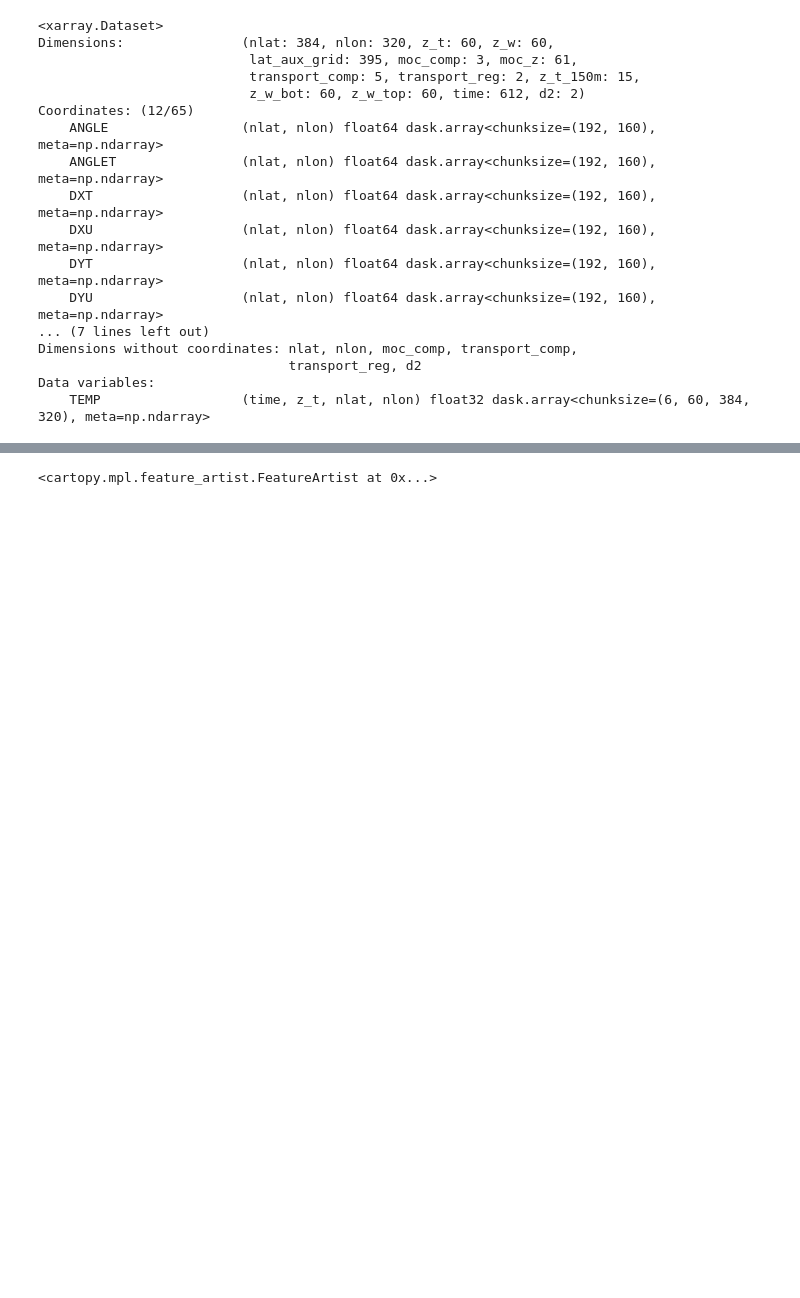
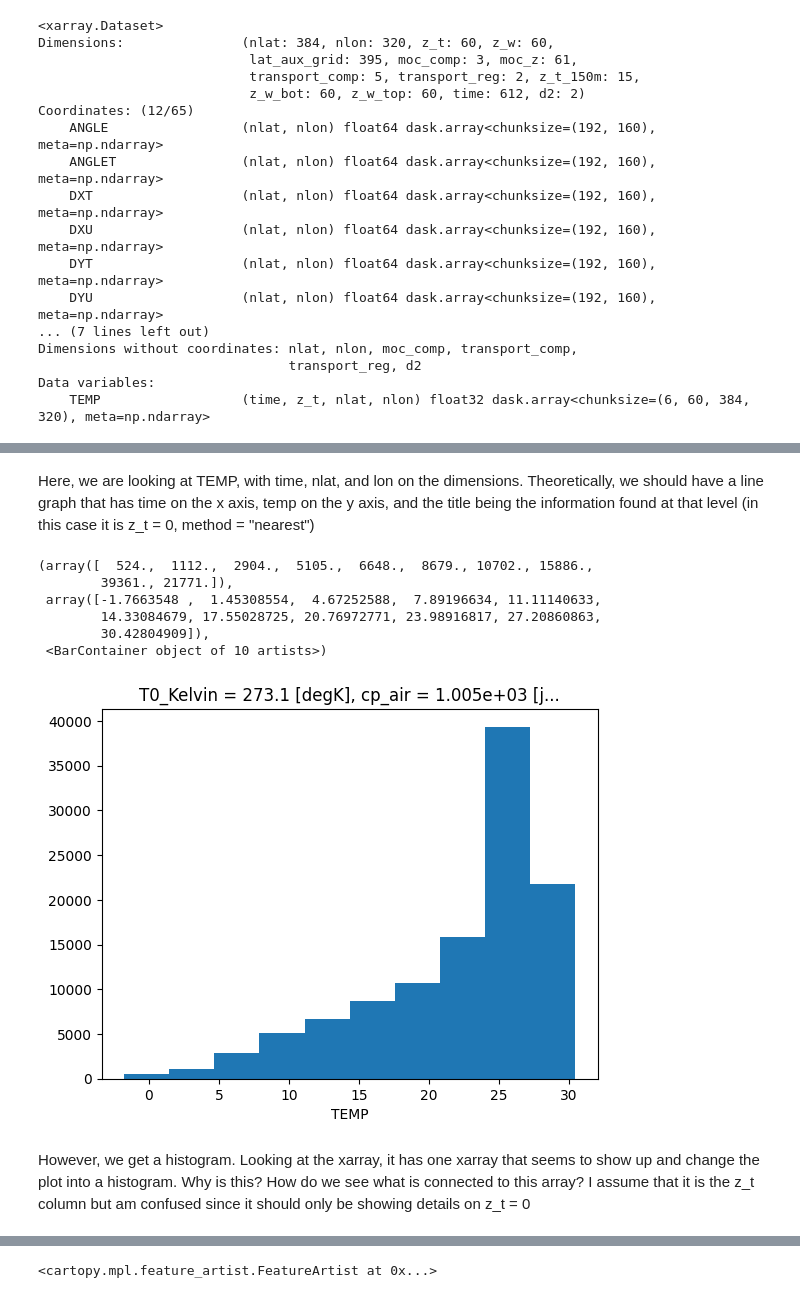
Before and after one commit to olleholt/toolkit, a Jupyter notebook: test_notebooks/patty_test_clean_v2.ipynb, the cells around one changed output, grey strips where cells are left out. Saved outputs shown, nothing was run; the diff lists cells and outputs as text; code cells hidden in the pictures; blank space fills up the shorter version.

Commit message:
tried to create a time series once again

```diff
--- a/test_notebooks/patty_test_clean_v2.ipynb
+++ b/test_notebooks/patty_test_clean_v2.ipynb
@@ -342,19 +342,9 @@ Data variables:
     TEMP                  (time, z_t, nlat, nlon) float32 dask.array<chunksize=(6, 60, 384, 320), meta=np.ndarray>
 # %%
 #subset the region box
-regbox=[-40, 40, 90, 300]
+regbox=[10, 50, 150, 300]
 # Read in specified region
 mask_lon = (test.TLONG >= regbox[2]) & (test.TLONG <= regbox[3])
 mask_lat = (test.TLAT >= regbox[0]) & (test.TLAT <= regbox[1])
 temp=test.where(mask_lon.compute() & mask_lat.compute(), drop=True)
 temp
-
-#grid spacing in CESM is about 1 degree
-
-#mean the z_t dimension
-test_2000_2 = temp.TEMP.mean(dim = "z_t")
-#test_2000_2
-
-#mean the time dimension
-mean_temp = test_2000_2.mean("time")
-#mean_temp
@@ -360,0 +369,10 @@ mean_temp = test_2000_2.mean("time")
+# %%
+#select one part of the z_t to even it out
+test_2000_2 = temp.TEMP.sel(z_t = 0, method = "nearest")
+#test_2000_2 #print out to see the xarray
+point = test_2000_2.sel(time='2000') #slice for only 2000 to make the xarray smaller
+point #print out xarray to see what is in it
+
+#Here, we are looking at TEMP, with time, nlat, and lon on the dimensions. Theoretically, we should have
+#a line graph that has time on the x axis, temp on the y axis, and the title being the information found at
+#that level (in this case it is z_t = 0, method = "nearest")
@@ -360,0 +423,15 @@ mean_temp = test_2000_2.mean("time")
+# %% [markdown]
+Here, we are looking at TEMP, with time, nlat, and lon on the dimensions. Theoretically, we should have a line graph that has time on the x axis, temp on the y axis, and the title being the information found at that level (in this case it is z_t = 0, method = "nearest")
+# %%
+#plot the edited xarray from the code chunk right above
+point.plot()
+# %% [output]
+(array([  524.,  1112.,  2904.,  5105.,  6648.,  8679., 10702., 15886.,
+        39361., 21771.]),
+ array([-1.7663548 ,  1.45308554,  4.67252588,  7.89196634, 11.11140633,
+        14.33084679, 17.55028725, 20.76972771, 23.98916817, 27.20860863,
+        30.42804909]),
+ <BarContainer object of 10 artists>)
+[figure, added]
+# %% [markdown]
+However, we get a histogram. Looking at the xarray, it has one xarray that seems to show up and change the plot into a histogram. Why is this? How do we see what is connected to this array? I assume that it is the z_t column but am confused since it should only be showing details on z_t = 0
```
Also changed, not shown: parts of 6 cells of this notebook, 2 other files.
